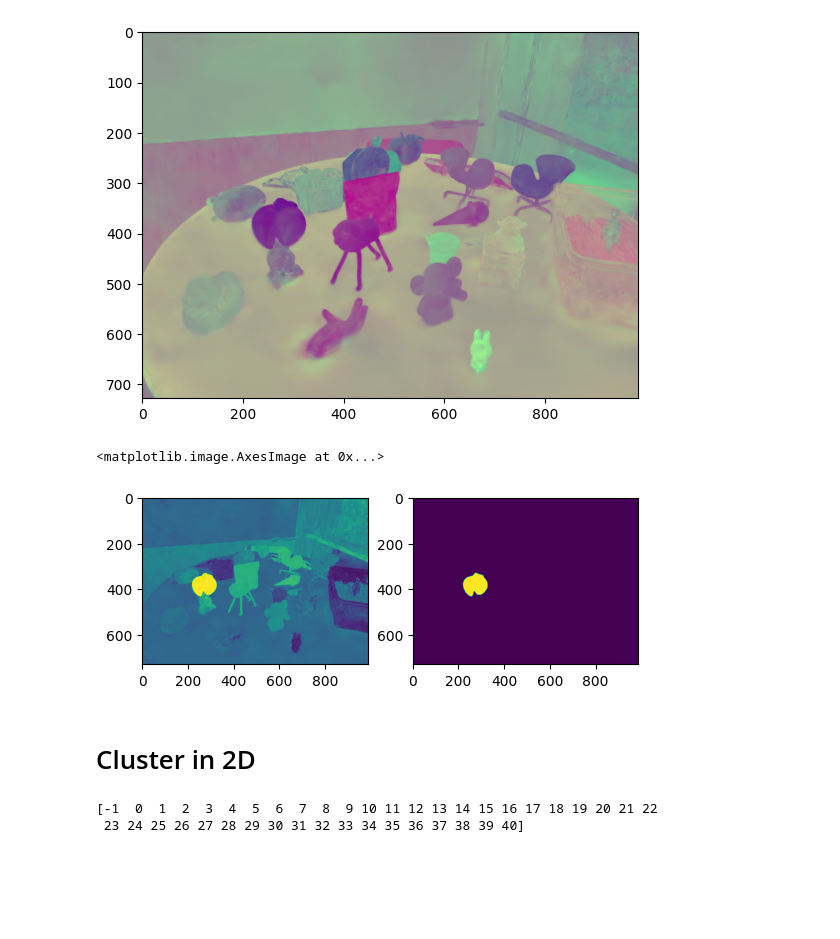
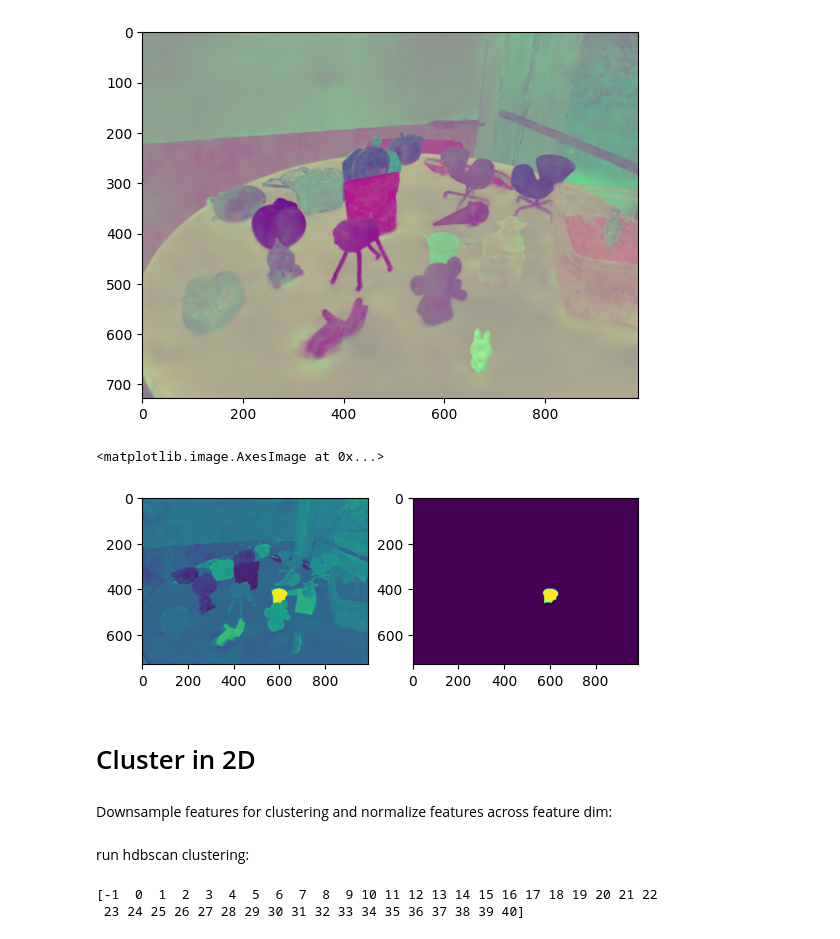
Before and after one commit to matt576/3dgs-diff, a Jupyter notebook: SegAnyGAussians/3dgs-diff.ipynb, the cells around one changed output. Drawn from its saved outputs; the diff is of its cells as text; code cells hidden in the pictures; blank space fills up the shorter version.

```diff
--- a/SegAnyGAussians/3dgs-diff.ipynb
+++ b/SegAnyGAussians/3dgs-diff.ipynb
@@ -236,25 +238,25 @@ with torch.no_grad():
 [figure]
 # %%
 # query_index = (400, 250) # object selection
-query_index = (400, 250)
+query_index = (400, 600)
 
 query_index = (
     int(query_index[0] / view.image_height * view.feature_height),
     int(query_index[1] / view.image_width * view.feature_width),
                )
 
 normed_features = torch.nn.functional.normalize(scale_conditioned_feature, dim = -1, p = 2)
 query_feature = normed_features[query_index[0], query_index[1]]
 
 similarity = torch.einsum('C,HWC->HW', query_feature, normed_features)
 
 plt.subplot(1,2,1)
 plt.imshow(similarity.detach().cpu().numpy())
 plt.subplot(1,2,2)
 plt.imshow(similarity.detach().cpu().numpy() > 0.75)
 # %% [output]
 <matplotlib.image.AxesImage at 0x...>
-[figure, old version]
+[figure, new version]
 # %%
 # SHOW PCA in 2D
 
@@ -273,9 +275,13 @@ plt.imshow(similarity.detach().cpu().numpy() > 0.75)
 # plt.imshow(t)
 # %% [markdown]
 # Cluster in 2D
+# %% [markdown]
+Downsample features for clustering and normalize features across feature dim:
 # %%
 downsampled_features = torch.nn.functional.interpolate(scale_conditioned_feature.permute([2,0,1]).unsqueeze(0), (128, 128), mode = 'bilinear').squeeze()
 cluster_normed_features = torch.nn.functional.normalize(downsampled_features, dim = 0, p = 2).permute([1,2,0])
+# %% [markdown]
+run hdbscan clustering:
 # %%
 import hdbscan
 
```
Also changed, not shown: parts of 22 cells of this notebook.
